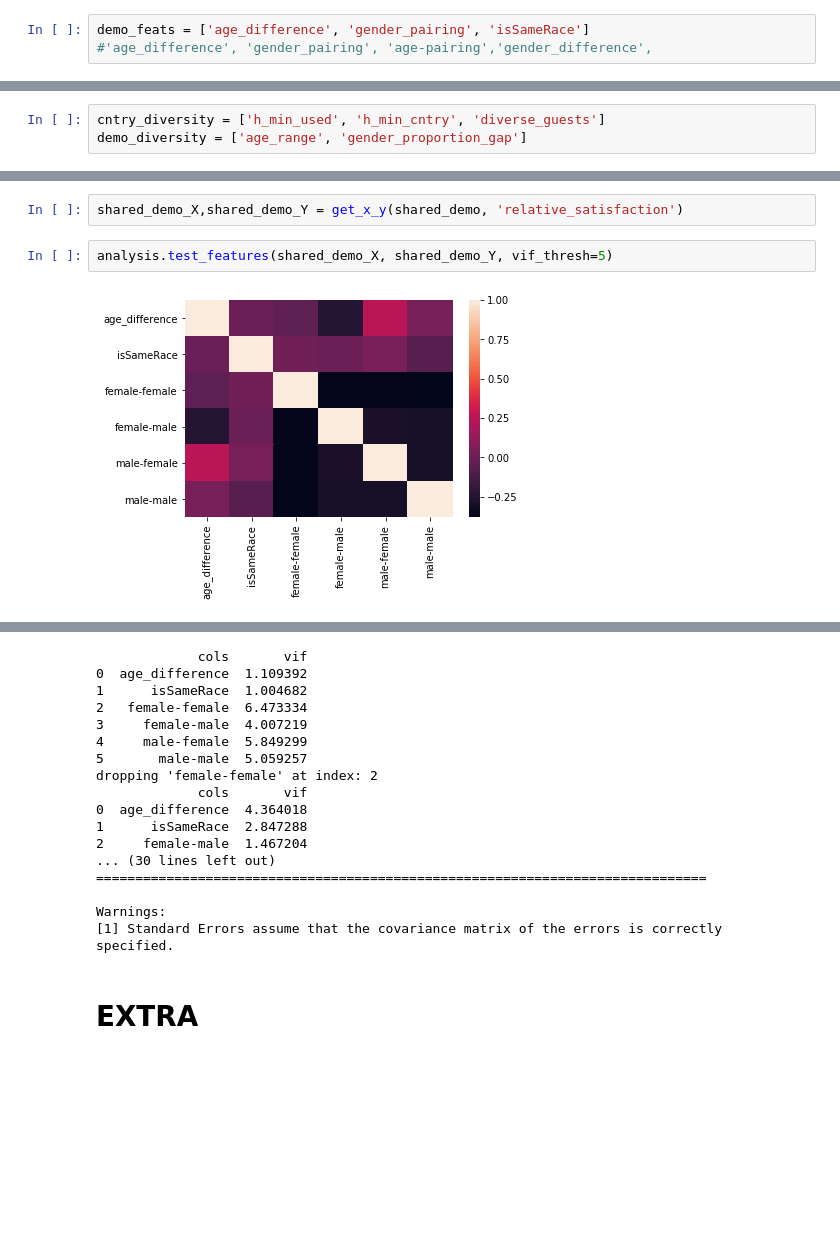
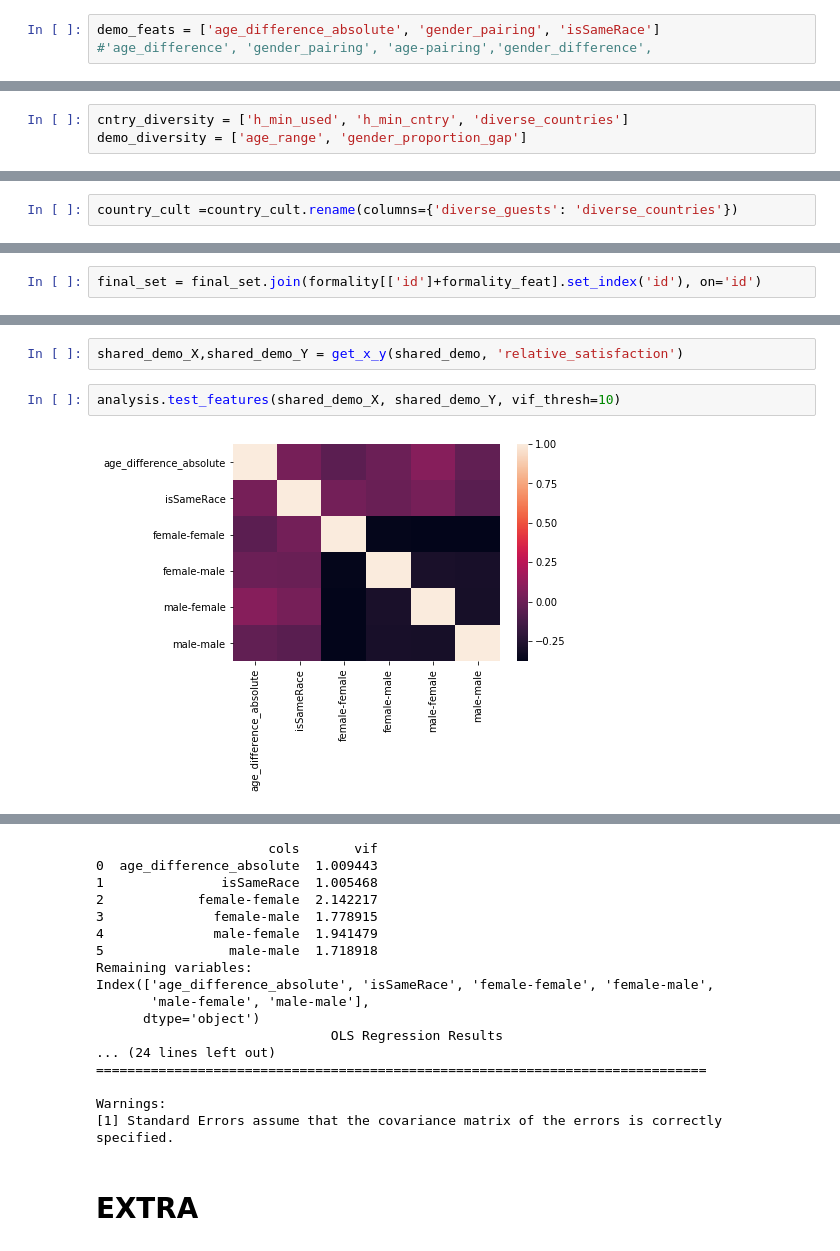
Before and after one commit to travelLynz/homophily_satisfaction, a Jupyter notebook: notebooks/8/merged_datasets_version2.ipynb, the cells around one changed output, grey strips where cells are left out. Cells and saved outputs as stored; diff of their text form; blank space fills up the shorter version.

```diff
--- a/notebooks/9/merged_datasets_version2.ipynb
+++ b/notebooks/8/merged_datasets_version2.ipynb
@@ -73,11 +95,11 @@ airbnb['social_motivation_sim'] = airbnb['social_motivation_abs_diff'].astype(fl
 # %%
-demo_feats = ['age_difference', 'gender_pairing', 'isSameRace']
+demo_feats = ['age_difference_absolute', 'gender_pairing', 'isSameRace']
 #'age_difference', 'gender_pairing', 'age-pairing','gender_difference',
 # %%
 cntry_cult = ['same_country', 'power_difference', 'individualism_difference']
 #'eng_in_guest_clangs'
 # %%
-cntry_diversity = ['h_min_used', 'h_min_cntry', 'diverse_guests']
+cntry_diversity = ['h_min_used', 'h_min_cntry', 'diverse_countries']
 demo_diversity = ['age_range', 'gender_proportion_gap']
 # %%
 demo_emotion = ['isSameEmotion', 'smile_distance_absolute']# 'smile_distance',
@@ -91,8 +113,12 @@ final_set = final_set.join(profiles[['id']+profiles_feat].set_index('id'), on='i
 final_set = final_set.join(demo[['id']+demo_feats+demo_emotion+demo_diversity].set_index('id'), on='id')
 # %%
 final_set = final_set.join(airbnb[['id']+airbnb_feats].set_index('id'), on='id')
+# %%
+country_cult =country_cult.rename(columns={'diverse_guests': 'diverse_countries'})
 # %%
 final_set = final_set.join(country_cult[['id']+cntry_cult+cntry_diversity].set_index('id'), on='id')
+# %%
+final_set = final_set.join(formality[['id']+formality_feat].set_index('id'), on='id')
 # %%
 final_set = final_set.join(satisfaction[['id', 'satisfaction', 'relative_satisfaction']].set_index('id'), on='id')
 # %%
@@ -988,6 +742,6 @@ shared_demo = analysis.get_dummies(shared_demo, 'gender_pairing')
 # %%
 shared_demo_X,shared_demo_Y = get_x_y(shared_demo, 'relative_satisfaction')
 # %%
-analysis.test_features(shared_demo_X, shared_demo_Y, vif_thresh=5)
+analysis.test_features(shared_demo_X, shared_demo_Y, vif_thresh=10)
 # %% [output]
-[figure, old version]
+[figure, new version]
@@ -1001,16 +755,16 @@ analysis.test_features(shared_demo_X, shared_demo_Y, vif_thresh=5)
-             cols       vif
-0  age_difference  1.109392
-1      isSameRace  1.004682
-2   female-female  6.473334
-3     female-male  4.007219
-4     male-female  5.849299
-5       male-male  5.059257
-dropping 'female-female' at index: 2
-             cols       vif
-0  age_difference  4.364018
-1      isSameRace  2.847288
-2     female-male  1.467204
-... (30 lines left out)
+                      cols       vif
+0  age_difference_absolute  1.009443
+1               isSameRace  1.005468
+2            female-female  2.142217
+3              female-male  1.778915
+4              male-female  1.941479
+5                male-male  1.718918
+Remaining variables:
+Index(['age_difference_absolute', 'isSameRace', 'female-female', 'female-male',
+       'male-female', 'male-male'],
+      dtype='object')
+                              OLS Regression Results
+... (24 lines left out)
 ==============================================================================
 
 Warnings:
```
Also changed, not shown: parts of 141 cells of this notebook, 32 other files.
